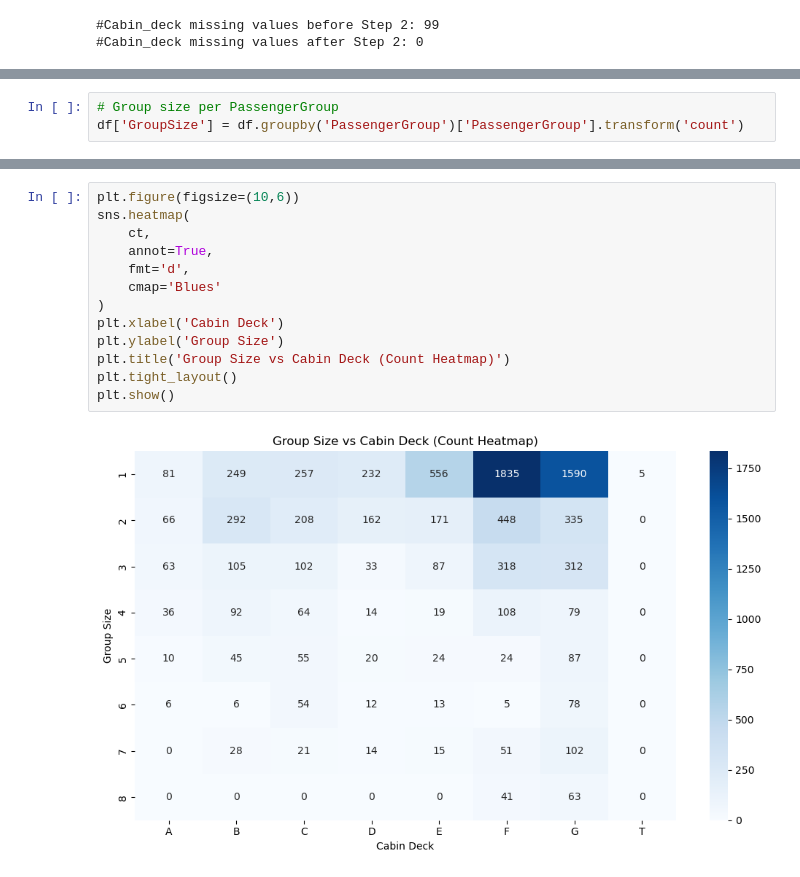
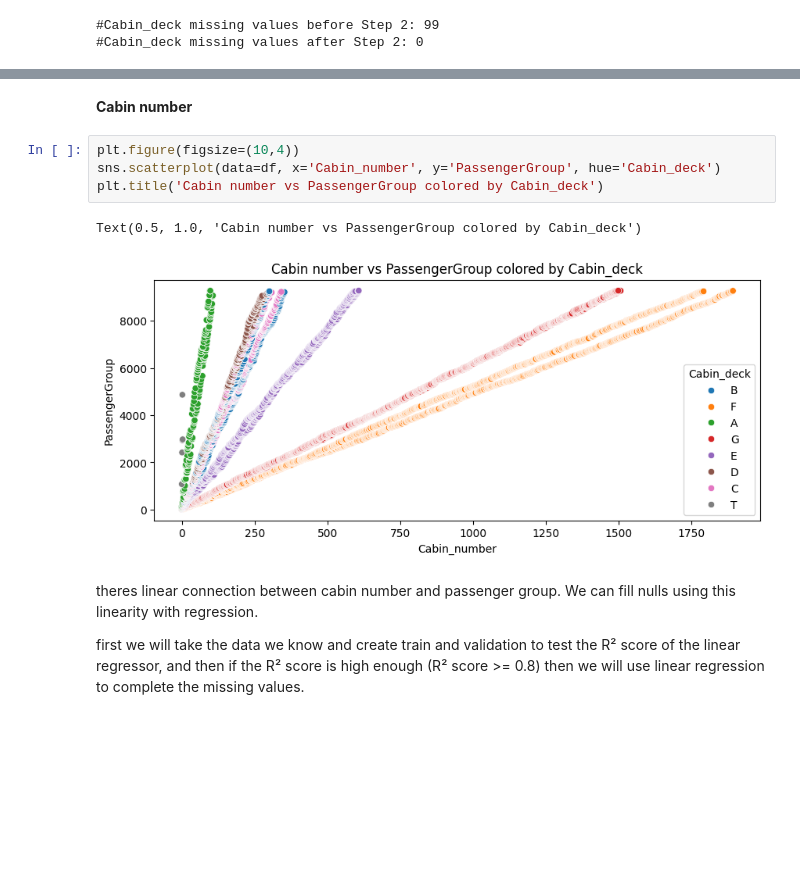
Before and after one commit to YarinArava/SpaceShipTitanic_FinalProject, a Jupyter notebook: Spaceship_Titanic_edited_2.ipynb, the cells around one changed output, grey strips where cells are left out. Drawn from its saved outputs; the diff is of its cells as text; blank space fills up the shorter version.

```diff
--- a/Spaceship_Titanic_edited_2.ipynb
+++ b/Spaceship_Titanic_edited_2.ipynb
@@ -1087,3 +1038,0 @@ Text(0.5, 1.0, 'Cabin deck vs Last name')
-# %%
-# Group size per PassengerGroup
-df['GroupSize'] = df.groupby('PassengerGroup')['PassengerGroup'].transform('count')
@@ -1108,15 +1039,13 @@ ct
-# %%
-plt.figure(figsize=(10,6))
-sns.heatmap(
-    ct,
-    annot=True,
-    fmt='d',
-    cmap='Blues'
-)
-plt.xlabel('Cabin Deck')
-plt.ylabel('Group Size')
-plt.title('Group Size vs Cabin Deck (Count Heatmap)')
-plt.tight_layout()
-plt.show()
-# %% [output]
-[figure, removed]
+# %% [markdown]
+**Cabin number**
+# %%
+plt.figure(figsize=(10,4))
+sns.scatterplot(data=df, x='Cabin_number', y='PassengerGroup', hue='Cabin_deck')
+plt.title('Cabin number vs PassengerGroup colored by Cabin_deck')
+# %% [output]
+Text(0.5, 1.0, 'Cabin number vs PassengerGroup colored by Cabin_deck')
+[figure, added]
+# %% [markdown]
+theres linear connection between cabin number and passenger group. We can fill nulls using this linearity with regression.
+
+first we will take the data we know and create train and validation to test the R² score of the linear regressor, and then if the R² score is high enough (R² score >= 0.8) then we will use linear regression to complete the missing values.
```
Also changed, not shown: parts of 28 cells of this notebook, 1 other file.
